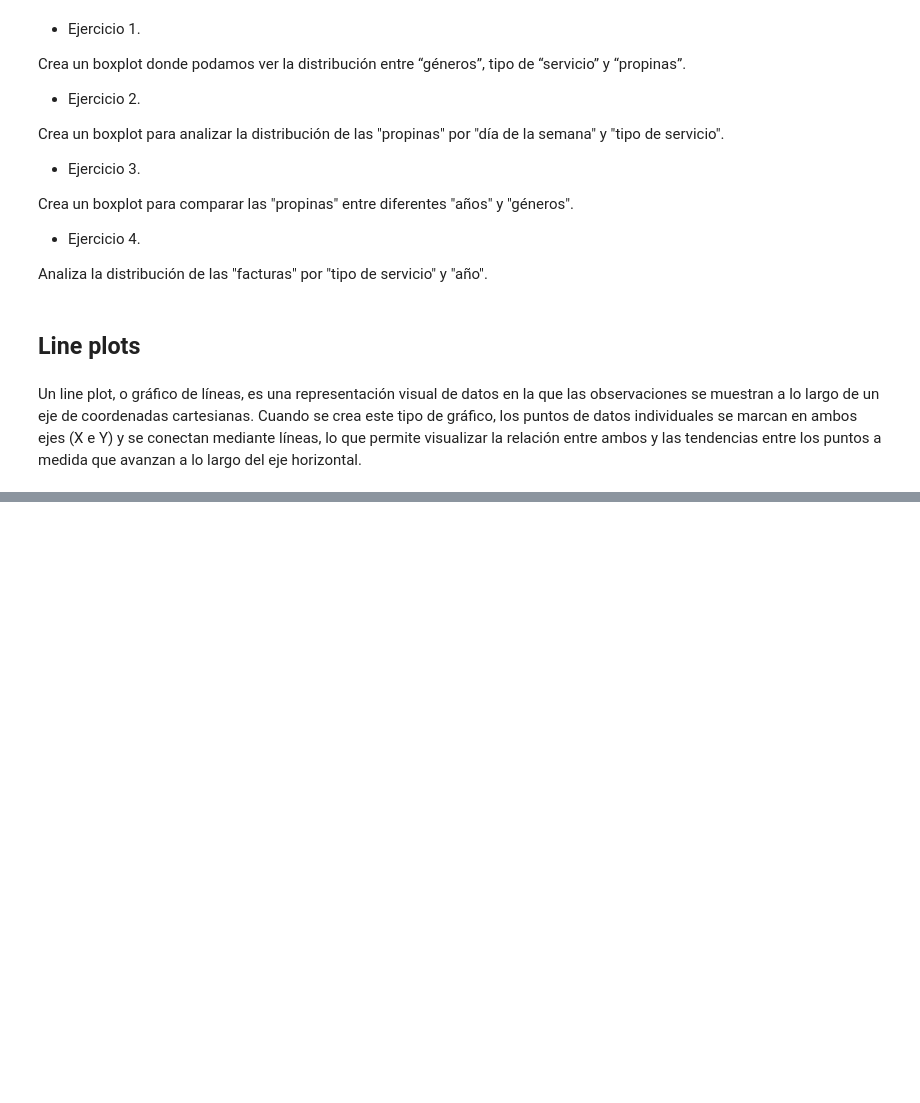
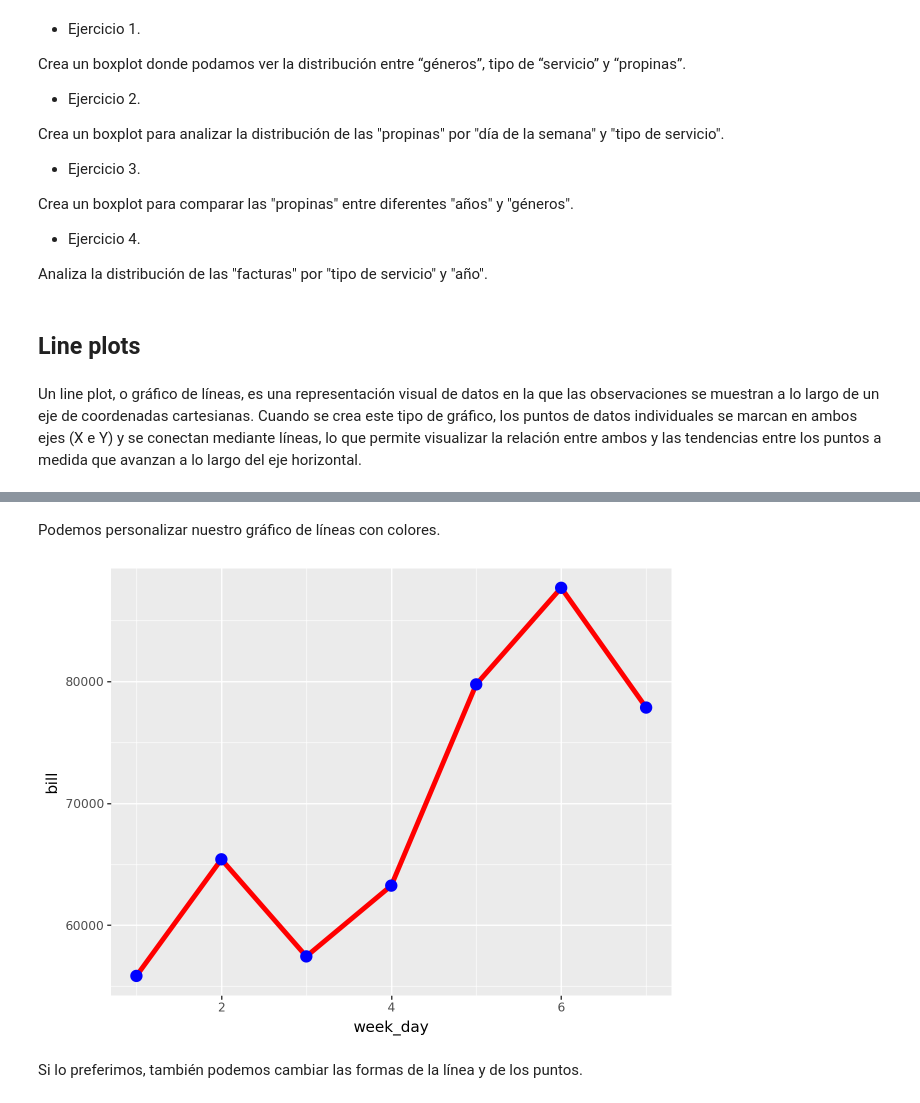
Before and after one commit to Itse-Lenguaje-para-analisis-de-datos-II/Lenguaje-para-analisis-de-datos-II, a Jupyter notebook: Modulo 3/Clase 7.ipynb, the cells around one changed output, grey strips where cells are left out. Saved outputs shown, nothing was run; the diff lists cells and outputs as text; code cells hidden in the pictures; blank space fills up the shorter version.

```diff
--- a/Modulo 3/Clase 7.ipynb
+++ b/Modulo 3/Clase 7.ipynb
@@ -59,0 +71,11 @@ Un line plot, o gráfico de líneas, es una representación visual de datos en l
+# %% [markdown]
+Podemos personalizar nuestro gráfico de líneas con colores.
+# %%
+data2= data.groupby(by=["week_day"],as_index=False).sum()
+
+ggplot(aes("week_day", "bill"),data2) + geom_line (size=2,color="red") +\
+geom_point(color="blue",size=4)
+# %% [output]
+[figure, added]
+# %% [markdown]
+Si lo preferimos, también podemos cambiar las formas de la línea y de los puntos.
```
Also changed, not shown: parts of 24 cells of this notebook, 1 other file.
